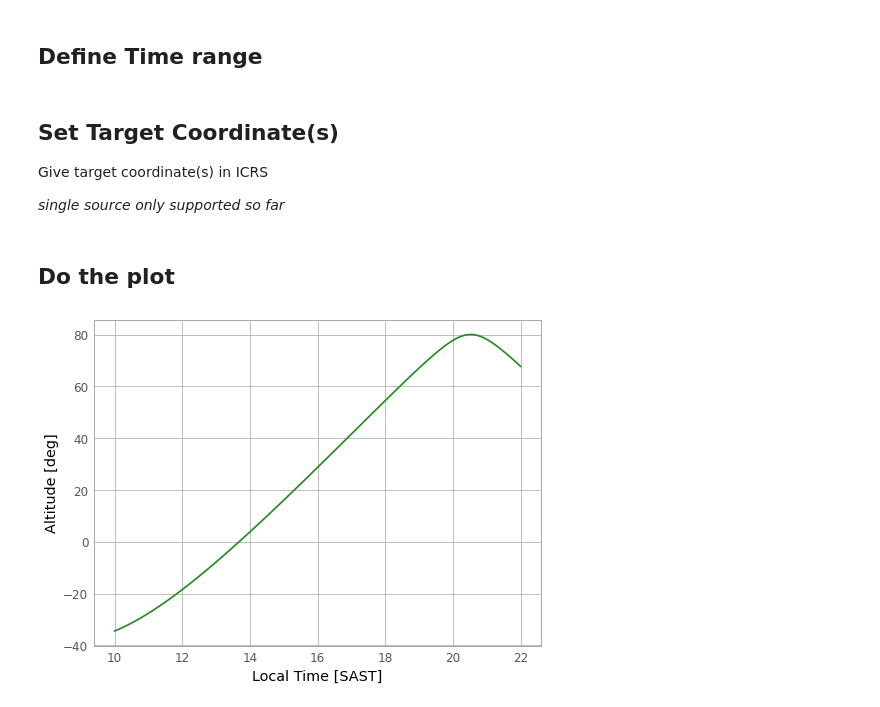
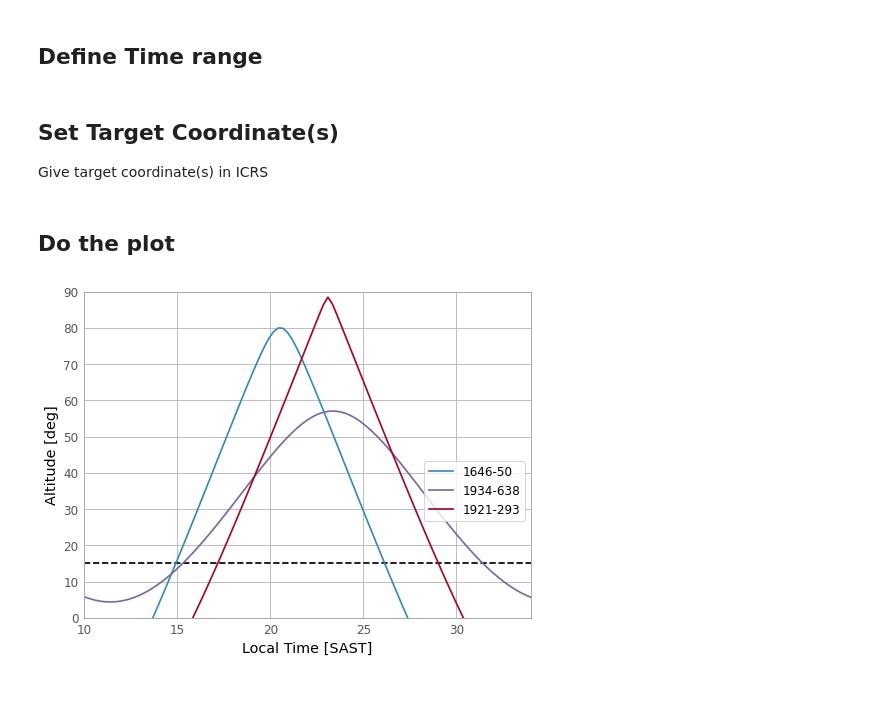
Before and after one commit to limonkufu/radio-astro-tutorials, a Jupyter notebook: Source_RiseSet.ipynb, the cells around one changed output. Cells and saved outputs as stored; diff of their text form; code cells hidden in the pictures.

```diff
--- a/Source_RiseSet.ipynb
+++ b/Source_RiseSet.ipynb
@@ -52,7 +50,7 @@ Array:Mid --> THIS HAS DUMMY VALUES
 # %% [markdown]
 ## Define Time range
 # %%
-obs_period_length = 12.0*u.hour
+obs_period_length = 24.0*u.hour
 
 obs_period_start = Time('2023-7-5 12:00:00') # UTC
 obs_period_start_local = obs_period_start - utcoffset # LOCAL
@@ -66,30 +64,39 @@ obs_period_delta_local = np.linspace(0.0, obs_period_length.value, 100)*u.hour
 # %% [markdown]
 ## Set Target Coordinate(s)
 Give target coordinate(s) in ICRS
-
-_single source only supported so far_
-# %%
-# target = SkyCoord(frame = ICRS, ra = '19:34:23.5000', dec = '-60:00:00.000', unit = (u.hourangle, u.deg))
-coords = ["16:50:16.635 -20:44:48.37"]
-target = SkyCoord(coords, frame = 'icrs', unit = (u.hourangle, u.deg))
-"""Convert target coords to Az_el (called AltAz in astropy)"""
-target_azel = target.transform_to(AltAz(obstime = obs_period_start_local+obs_period_delta_local, location = geographic_location))
-
-
-# coords = ["1:12:43.2 +31:12:43", "1 12 43.2 +31 12 43"]
-# c = SkyCoord(coords, frame = 'icrs', unit = (u.hourangle, u.deg))
-# print(c)
+# %%
+coords = ["16:50:16.635 -20:44:48.37",
+         "19:39:25.026 -63:42:45.63",
+         "19:24:51.055957 -29:14:30.121150"]
+
+targets = SkyCoord(coords, frame = 'icrs', unit = (u.hourangle, u.deg))
+
+target_names = ['1646-50', '1934-638', '1921-293']
 # %% [markdown]
 ## Do the plot
-# %%
-"""TO DO:
-    1. Make this a more sensible use of plt
-    2. Prettify it :D
-"""
-
-plt.plot(obs_period_delta_local+(float(obs_period_start_local.datetime.strftime("%H"))*u.hour), target_azel.alt, color = 'forestgreen')
-plt.xlabel('Local Time '+time_zone)
-plt.ylabel('Altitude [deg]')
-plt.show()
-# %% [output]
-[figure, removed]
+# %%
+fig_rs = plt.figure(1)
+ax_rs = fig_rs.add_subplot(111)
+
+#-- set up the
+ax_rs.set_xlabel('Local Time '+time_zone)
+ax_rs.set_ylabel('Altitude [deg]')
+ax_rs.hlines(y = 15.0, xmin = 10.0, xmax = 34.0, linestyle = '--', color = 'k')
+ax_rs.set_xlim([10.0,34.0])
+ax_rs.set_ylim([0.0,90.0])
+
+
+ix = 0
+
+for target in targets:
+    """Convert target coords to Az_el (called AltAz in astropy)"""
+    target_azel = target.transform_to(AltAz(obstime = obs_period_start_local+obs_period_delta_local,
+                                             location = geographic_location))
+    ax_rs.plot(obs_period_delta_local+(float(obs_period_start_local.datetime.strftime("%H"))*u.hour),
+               target_azel.alt,label=target_names[ix])
+    ix += 1
+
+ax_rs.legend(loc='best', bbox_to_anchor=(0.5, 0., 0.5, 0.5))
+plt.show()
+# %% [output]
+[figure, added]
```
Also changed, not shown: parts of 2 cells of this notebook, 1 other file.
